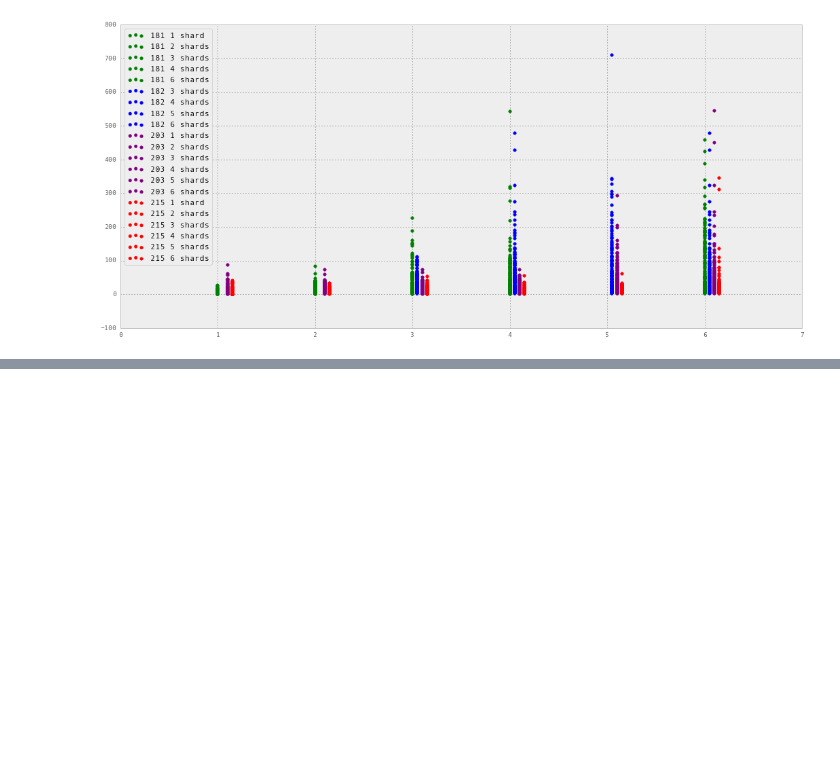
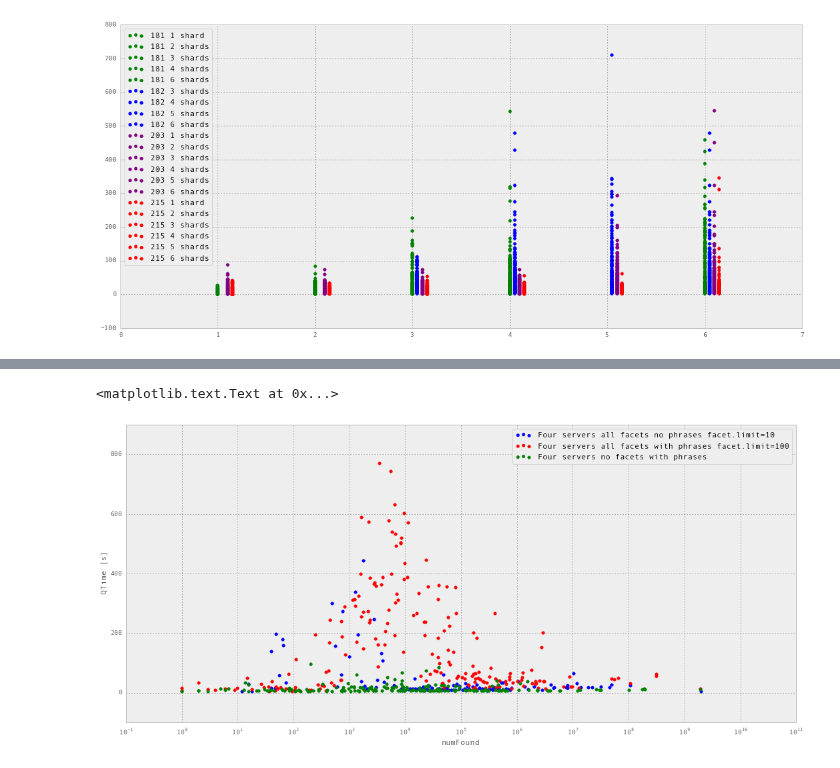
Before and after one commit to anjackson/keeping-codes, a Jupyter notebook: experiments/solr-query-performance-benchmarking.ipynb, the cells around one changed output, grey strips where cells are left out. Saved outputs shown, nothing was run; the diff lists cells and outputs as text; code cells hidden in the pictures; blank space fills up the shorter version.

```diff
--- a/experiments/solr-query-performance-benchmarking.ipynb
+++ b/experiments/solr-query-performance-benchmarking.ipynb
@@ -300,0 +377,18 @@ Reading the Solr mailing lists, having too much RAM can lead to long GC pauses.
+# %%
+qtafnpfl4S, nfafnpfl4S = loadSB2("solr-bench/testv3-all-facets-no-phrases-flim-10-4S.log")
+
+
+fig = plt.figure(figsize=(18, 8))
+plt.scatter(nfafnpfl4S, qtafnpfl4S, label="Four servers all facets no phrases facet.limit=10", color="blue");
+plt.scatter(nfaf4m, qtaf4m, label="Four servers all facets with phrases facet.limit=100", color="red");
+plt.scatter(nfnf4m, qtnf4m, label="Four servers no facets with phrases", color="green");
+plt.legend(loc=1)
+plt.semilogx()
+#plt.semilogy()
+#plt.ylim([1e0,10e3])
+plt.xlim([1e-1,10e10])
+plt.ylabel("QTime [s]")
+plt.xlabel("numFound")
+# %% [output]
+<matplotlib.text.Text at 0x...>
+[figure, added]
```
Also changed, not shown: parts of 10 cells of this notebook, 10 other files.
